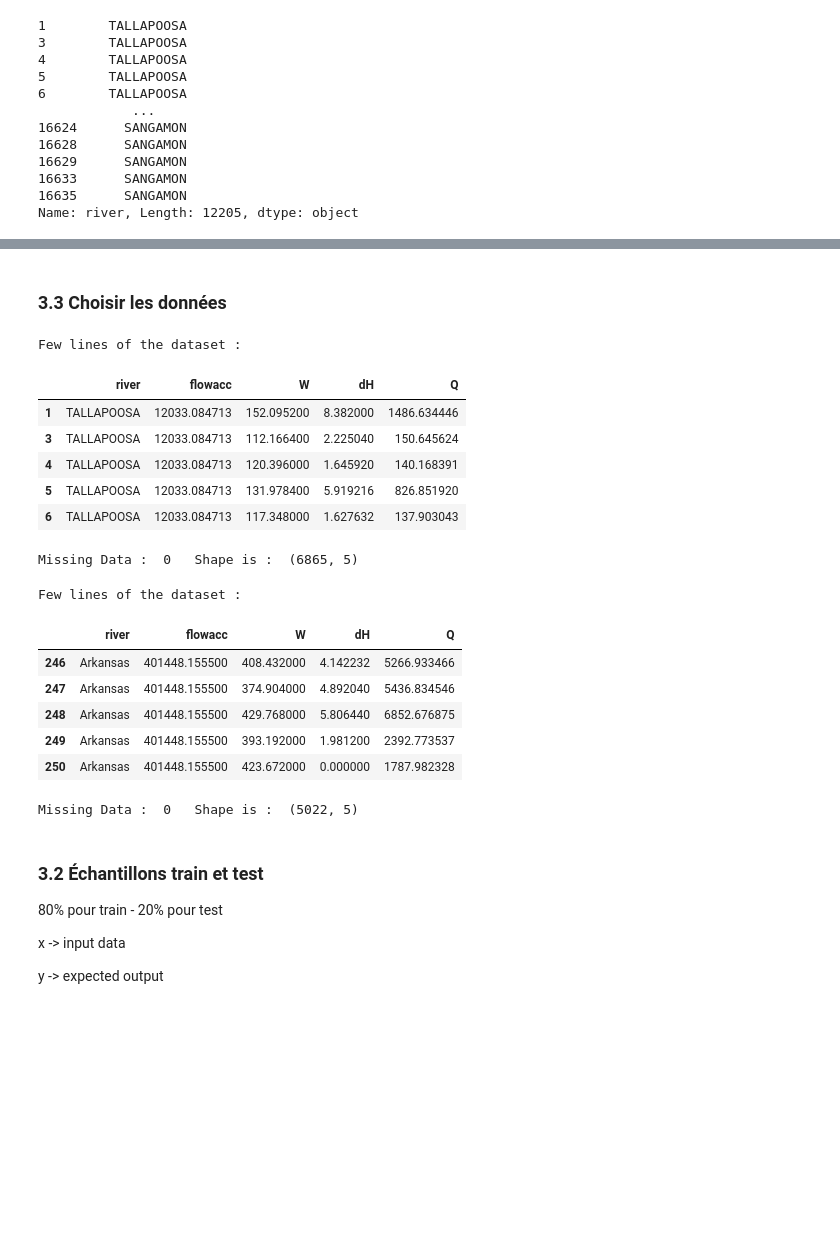
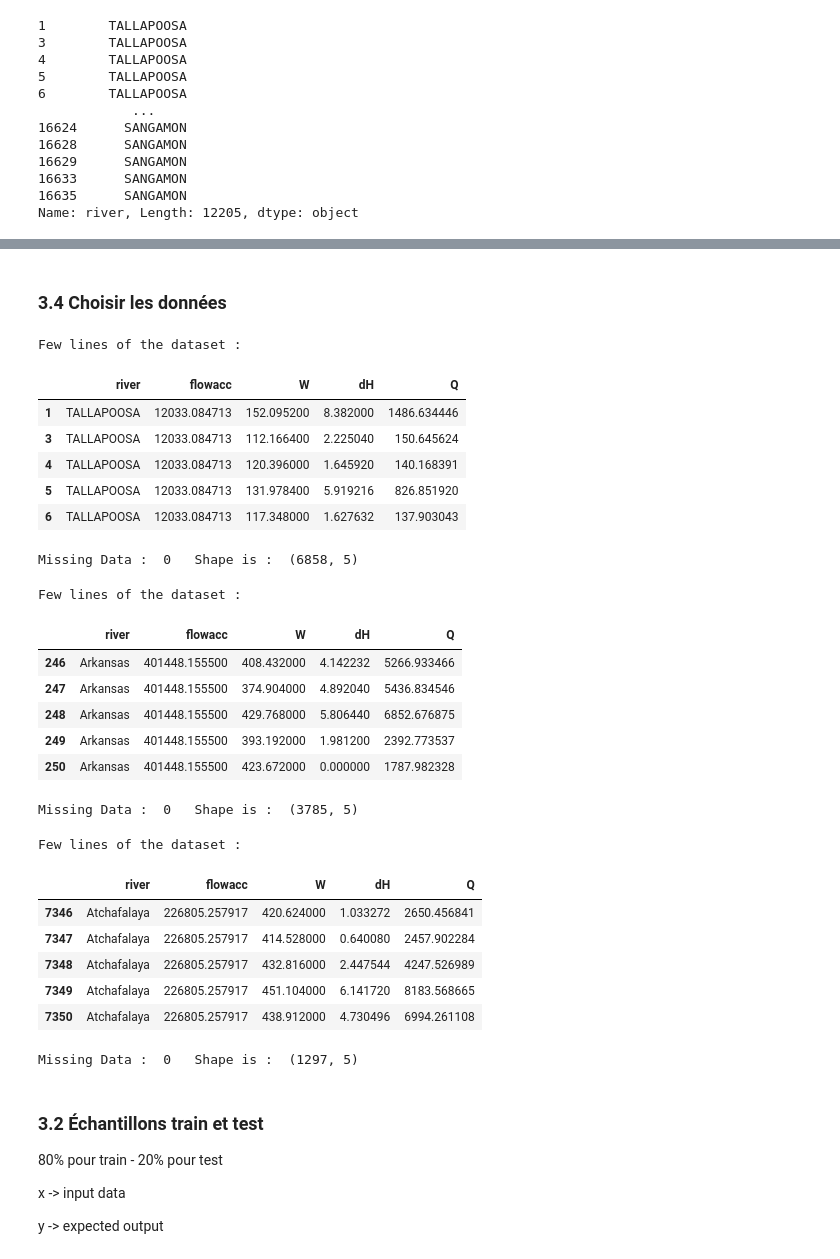
Before and after one commit to scastets/Projet4MA_Hydrologie, a Jupyter notebook: Notebooks/Apprentissage_ANN_HydroSwotV3.ipynb, the cells around one changed output, grey strips where cells are left out. Saved outputs shown, nothing was run; the diff lists cells and outputs as text; code cells hidden in the pictures; blank space fills up the shorter version.

```diff
--- a/Notebooks/Apprentissage_ANN_HydroSwotV3.ipynb
+++ b/Notebooks/Apprentissage_ANN_HydroSwotV3.ipynb
@@ -86,0 +125,9 @@ Name: river, Length: 12205, dtype: object
+# %%
+data_river=data_river[data_river.river != 'Cypress']
+data_river=data_river[data_river.river != 'EAST FORK WHITE']
+data_river=data_river[data_river.river != 'G Miami']
+data_river=data_river[data_river.river != 'Maquoketa']
+data_river=data_river[data_river.river != 'Mill']
+data_river=data_river[data_river.river != 'NOTTOWAY']
+data_river=data_river[data_river.river != 'SOUTH PLATTE']
+np.shape(data_river)
@@ -103,15 +152,27 @@ Name: Q, dtype: float64
 # %%
 river_LQ = river_means_hydro[river_means_hydro['Q']<=1000]
 river_HQ = river_means_hydro[river_means_hydro['Q']>1000]
+river_HQ = river_HQ[river_HQ['Q']<=5000]
+river_VHQ = river_means_hydro[river_means_hydro['Q']>5000]
 #print(river_HQ.describe())
 #print(river_HQ['river'])
-data_river_HQ = pd.concat([data_river[data_river['river']=="Arkansas"],data_river[data_river['river']=="Atchafalaya"],
-                  data_river[data_river['river']=="CLARK FORK"],data_river[data_river['river']=="MISSISSIPPI"],
-                  data_river[data_river['river']=="MISSOURI"],data_river[data_river['river']=="Mississippi"],
-                  data_river[data_river['river']=="Missouri"],data_river[data_river['river']=="OHIO"],
-                  data_river[data_river['river']=="PEND OREILLE"],data_river[data_river['river']=="St. John"],
-                  data_river[data_river['river']=="Susquehanna"],data_river[data_river['river']=="TENNESSEE"],
-                  data_river[data_river['river']=="TOMBIGBEE"]])
-data_river_LQ = pd.concat([data_river, data_river_HQ]).drop_duplicates(keep=False)
+#print(river_VHQ['river'])
+data_river_HQ = pd.concat([data_river[data_river['river']=="Arkansas"],data_river[data_river['river']=="CLARK FORK"],
+                           data_river[data_river['river']=="MISSISSIPPI"],data_river[data_river['river']=="MISSOURI"],
+                           data_river[data_river['river']=="Missouri"],data_river[data_river['river']=="PEND OREILLE"],
+                           data_river[data_river['river']=="St. John"],data_river[data_river['river']=="Susquehanna"],
+                           data_river[data_river['river']=="TENNESSEE"],data_river[data_river['river']=="TOMBIGBEE"],
+                           data_river[data_river['river']=="Arkansas"]])
+
+data_river_VHQ = pd.concat([data_river[data_river['river']=="Atchafalaya"],
+                           data_river[data_river['river']=="Mississippi"],
+                           data_river[data_river['river']=="OHIO"]])
+
+data_river_LQ = pd.concat([data_river, data_river_HQ, data_river_HQ]).drop_duplicates(keep=False)
+data_river_LQ = pd.concat([data_river_LQ, data_river_VHQ, data_river_VHQ]).drop_duplicates(keep=False)
 #data_river_LQ = data_river_LQ.drop(index="Arkansas")
-data_river_LQ.groupby('river', as_index=False).mean()
+#print(data_river_LQ.groupby('river', as_index=False).mean())
+#print(data_river_HQ.groupby('river', as_index=False).mean())
+#print(data_river_VHQ.groupby('river', as_index=False).mean())
+#print(data_river_HQ.shape[0]+data_river_VHQ.shape[0]+data_river_LQ.shape[0])
+#print(data_river_LQ[data_river_LQ['river']])
@@ -132,5 +179,5 @@ data_river_LQ.groupby('river', as_index=False).mean()
 # %% [markdown]
-### 3.3 Choisir les données
+### 3.4 Choisir les données
 # %%
 to_drop = ['stream_type','A0','Abar','Amed','Sdem','stage','dA','site_no','lon','lat','station_name','U', 'Q5_GSCD','Q10_GSCD','Q20_GSCD','QMEAN_GSCD','Q80_GSCD','Q90_GSCD',
            'Q95_GSCD','LC1','LC2','LC3','LC4','LC5','LC6','LC7','LC8','LC9','LC10','LC11','LC12','clay','sand','silt','PA','TA']
@@ -144,35 +191,47 @@ to_drop = ['stream_type','A0','Abar','Amed','Sdem','stage','dA','site_no','lon',
 
 # ---- Drop unused columns
 
 #to_drop = df.columns.difference(columns_used)
 #df.drop( to_drop, axis=1, inplace=True)
 
 
 data_LQ = data_river_LQ.drop(to_drop,axis=1)
 data_HQ = data_river_HQ.drop(to_drop,axis=1)
+data_VHQ = data_river_VHQ.drop(to_drop,axis=1)
 
 display(data_LQ.head(5).style.set_caption("Few lines of the dataset :"))
 print('Missing Data : ',data_LQ.isna().sum().sum(), '  Shape is : ', data_LQ.shape)
 
 display(data_HQ.head(5).style.set_caption("Few lines of the dataset :"))
 print('Missing Data : ',data_HQ.isna().sum().sum(), '  Shape is : ', data_HQ.shape)
+
+display(data_VHQ.head(5).style.set_caption("Few lines of the dataset :"))
+print('Missing Data : ',data_VHQ.isna().sum().sum(), '  Shape is : ', data_VHQ.shape)
 # %% [output]
 Few lines of the dataset :
 |  | river | flowacc | W | dH | Q |
 | 1 | TALLAPOOSA | 12033.084713 | 152.095200 | 8.382000 | 1486.634446 |
 | 3 | TALLAPOOSA | 12033.084713 | 112.166400 | 2.225040 | 150.645624 |
 | 4 | TALLAPOOSA | 12033.084713 | 120.396000 | 1.645920 | 140.168391 |
 | 5 | TALLAPOOSA | 12033.084713 | 131.978400 | 5.919216 | 826.851920 |
 | 6 | TALLAPOOSA | 12033.084713 | 117.348000 | 1.627632 | 137.903043 |
-Missing Data :  0   Shape is :  (6865, 5)
+Missing Data :  0   Shape is :  (6858, 5)
 Few lines of the dataset :
 |  | river | flowacc | W | dH | Q |
 | 246 | Arkansas | 401448.155500 | 408.432000 | 4.142232 | 5266.933466 |
 | 247 | Arkansas | 401448.155500 | 374.904000 | 4.892040 | 5436.834546 |
 | 248 | Arkansas | 401448.155500 | 429.768000 | 5.806440 | 6852.676875 |
 | 249 | Arkansas | 401448.155500 | 393.192000 | 1.981200 | 2392.773537 |
 | 250 | Arkansas | 401448.155500 | 423.672000 | 0.000000 | 1787.982328 |
-Missing Data :  0   Shape is :  (5022, 5)
+Missing Data :  0   Shape is :  (3785, 5)
+Few lines of the dataset :
+|  | river | flowacc | W | dH | Q |
+| 7346 | Atchafalaya | 226805.257917 | 420.624000 | 1.033272 | 2650.456841 |
+| 7347 | Atchafalaya | 226805.257917 | 414.528000 | 0.640080 | 2457.902284 |
+| 7348 | Atchafalaya | 226805.257917 | 432.816000 | 2.447544 | 4247.526989 |
+| 7349 | Atchafalaya | 226805.257917 | 451.104000 | 6.141720 | 8183.568665 |
+| 7350 | Atchafalaya | 226805.257917 | 438.912000 | 4.730496 | 6994.261108 |
+Missing Data :  0   Shape is :  (1297, 5)
 # %% [markdown]
 ### 3.2 Échantillons train et test
 
```
Also changed, not shown: parts of 9 cells of this notebook, 1 other file.
